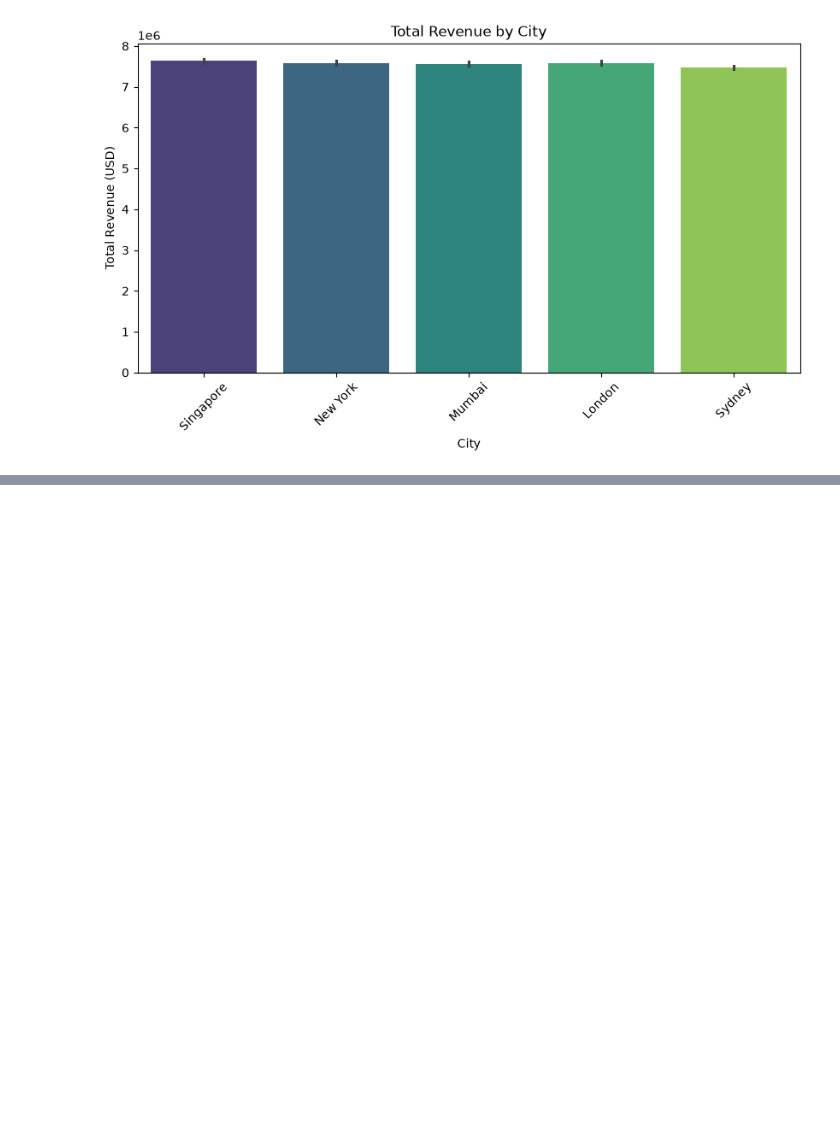
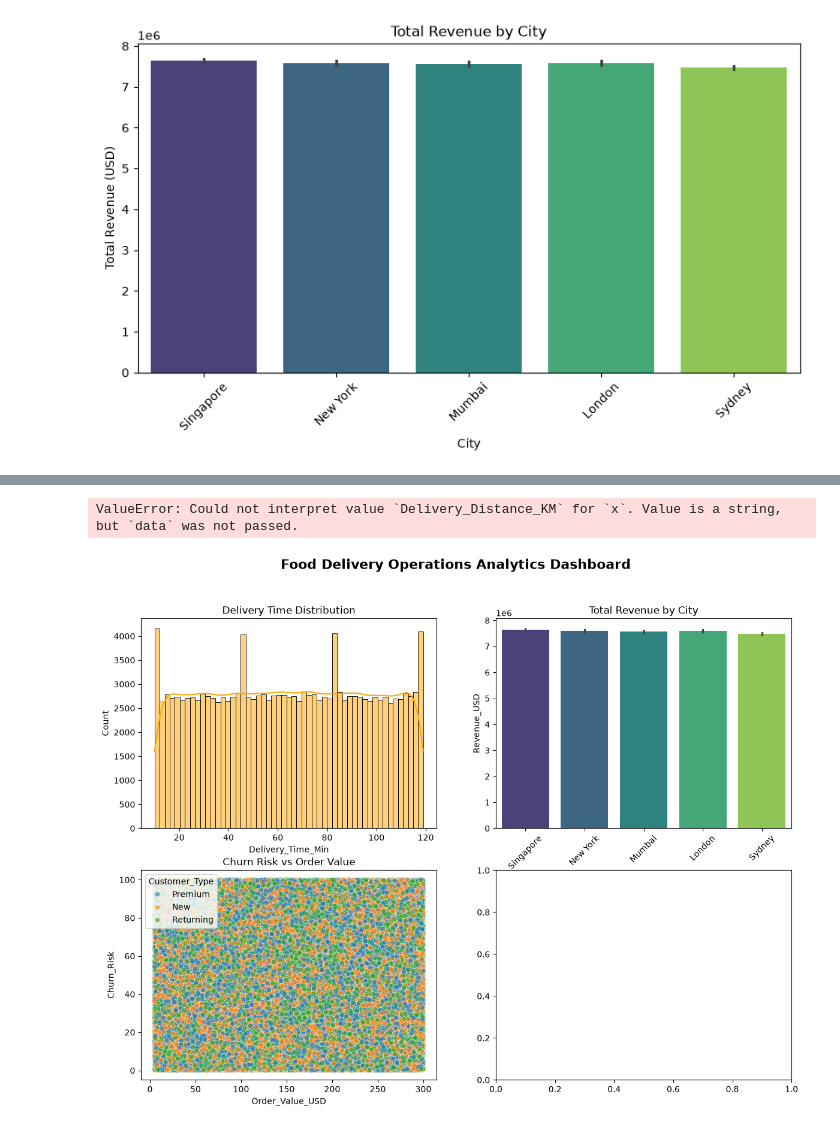
Before and after one commit to areeba772/Data-Analyst-Projects, a Jupyter notebook: food-delivery-analytics/analysis.ipynb, the cells around one changed output, grey strips where cells are left out. Cells and saved outputs as stored; diff of their text form; code cells hidden in the pictures; blank space fills up the shorter version.

```diff
--- a/food-delivery-analytics/analysis.ipynb
+++ b/food-delivery-analytics/analysis.ipynb
@@ -145,0 +310,37 @@ plt.show()
+# %%
+%matplotlib inline
+import pandas as pd
+import matplotlib.pyplot as plt
+import seaborn as sns
+
+# Dataset load karein
+df = pd.read_csv('Data/Cleaned_Food_Delivery_Data.csv')
+
+# Dashboard figure create karein
+fig, axes = plt.subplots(nrows=2, ncols=2, figsize=(14, 10))
+fig.suptitle('Food Delivery Operations Analytics Dashboard', fontsize=16, fontweight='bold')
+
+# Graph 1
+sns.histplot(df['Delivery_Time_Min'], kde=True, color='orange', ax=axes[0, 0])
+axes[0, 0].set_title('Delivery Time Distribution')
+
+# Graph 2
+sns.barplot(x='City', y='Revenue_USD', data=df, estimator=sum, hue='City', palette='viridis', legend=False, ax=axes[0, 1])
+axes[0, 1].set_title('Total Revenue by City')
+axes[0, 1].tick_params(axis='x', rotation=45)
+
+# Graph 3
+sns.scatterplot(x='Order_Value_USD', y='Churn_Risk', hue='Customer_Type', data=df, alpha=0.6, ax=axes[1, 0])
+axes[1, 0].set_title('Churn Risk vs Order Value')
+
+# Graph 4
+sns.scatterplot(x='Delivery_Distance_KM', y='Delivery_Time_Min', color='green', alpha=0.5, ax=axes[1, 1])
+axes[1, 1].set_title('Delivery Distance vs Delivery Time')
+
+# Layout adjust aur save
+plt.tight_layout(rect=[0, 0.03, 1, 0.95])
+plt.savefig('Data/delivery_dashboard.png', dpi=300, bbox_inches='tight')
+plt.show()
+# %% [output]
+ValueError: Could not interpret value `Delivery_Distance_KM` for `x`. Value is a string, but `data` was not passed.
+[figure, added]
```
Also changed, not shown: parts of 5 cells of this notebook, 3 other files.
